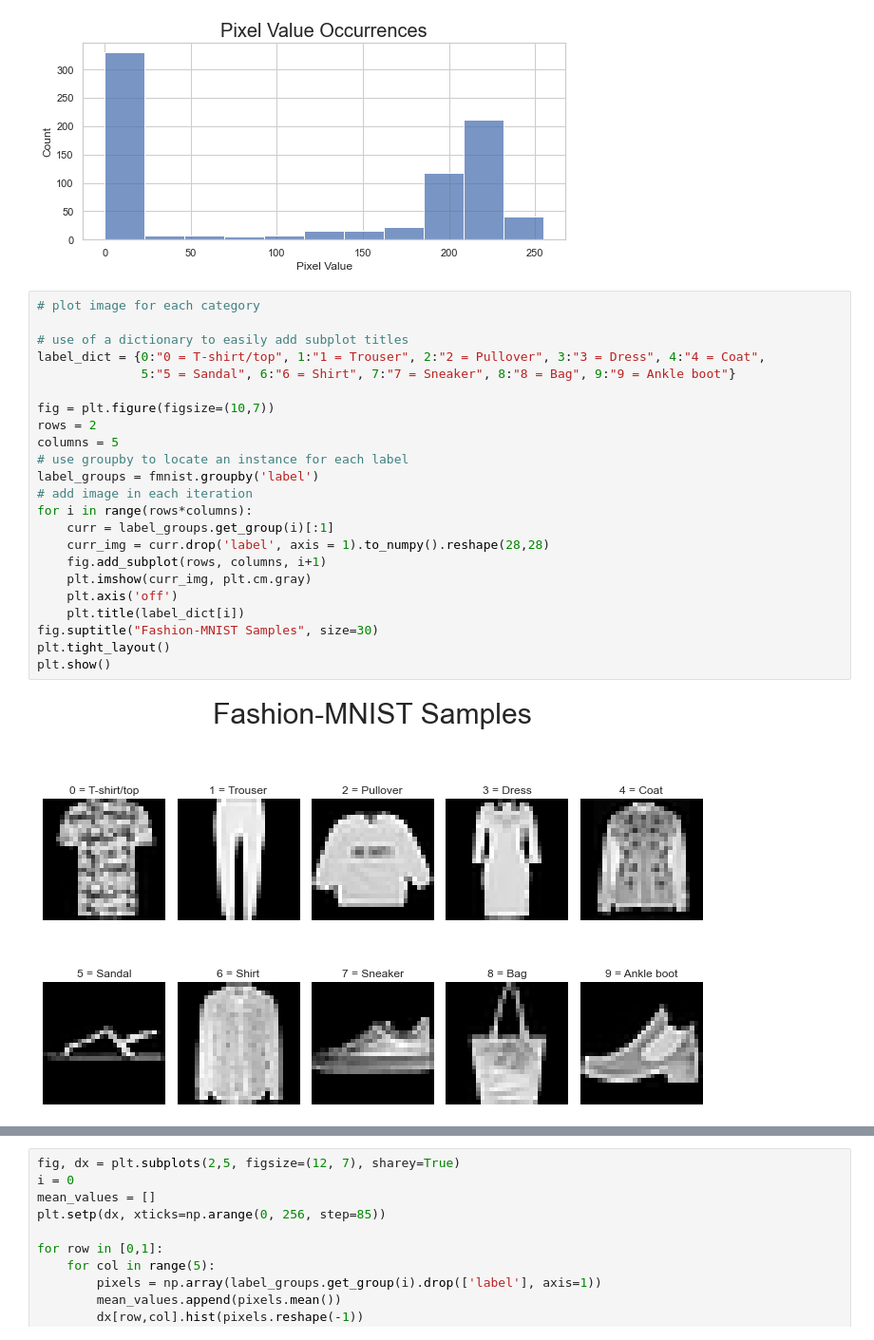
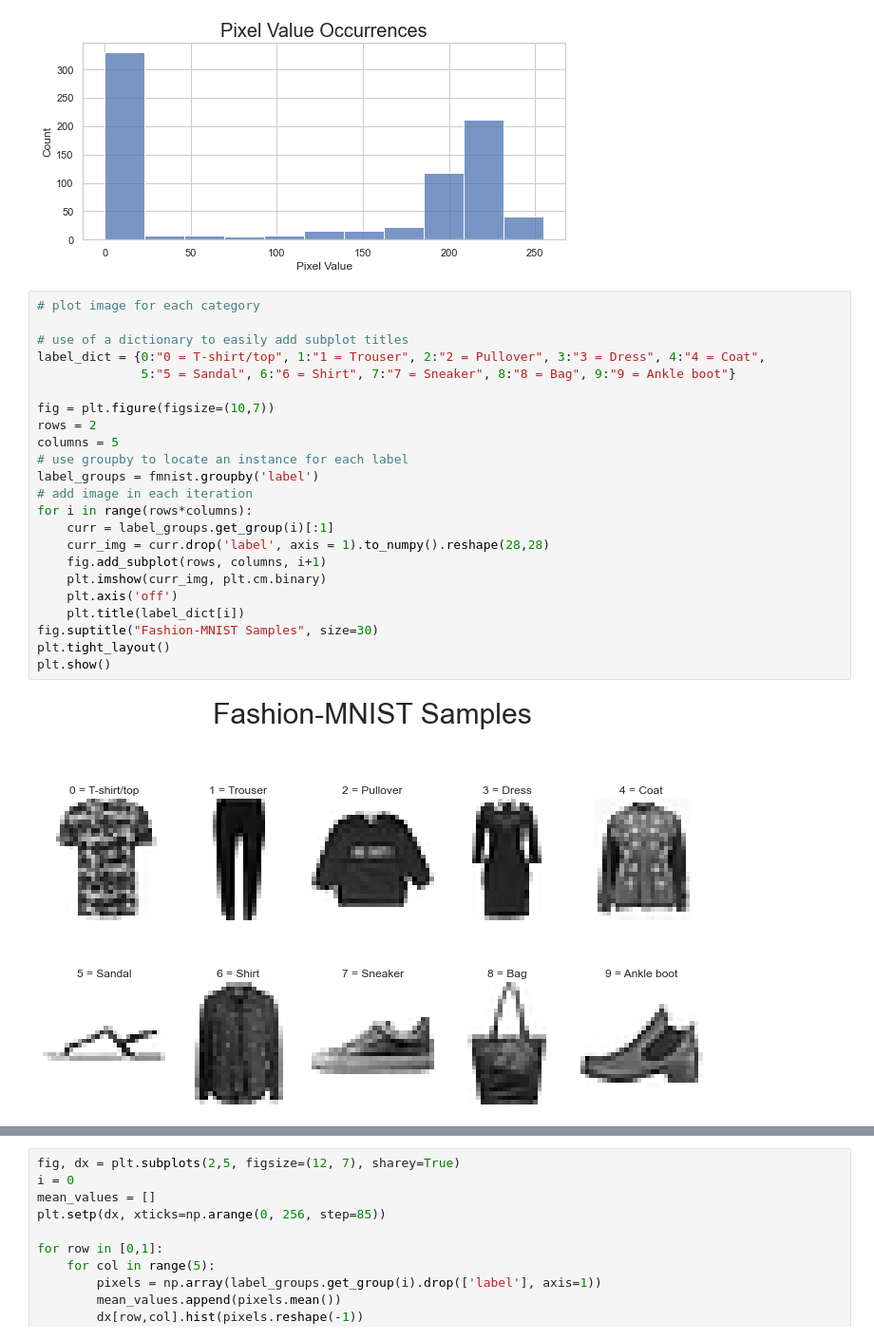
Before and after one commit to adiy55/1SB-Final-Project, a Jupyter notebook: 1SB ML Fashion MNIST.ipynb, the cells around one changed output, grey strips where cells are left out. Shown at 95% size. Drawn from its saved outputs; the diff is of its cells as text.

Commit message:
Change colormap of class samples plot to binary (section 2)

```diff
--- a/1SB ML Fashion MNIST.ipynb
+++ b/1SB ML Fashion MNIST.ipynb
@@ -177,25 +177,25 @@ plt.show()
 # %%
 # plot image for each category
 
 # use of a dictionary to easily add subplot titles
 label_dict = {0:"0 = T-shirt/top", 1:"1 = Trouser", 2:"2 = Pullover", 3:"3 = Dress", 4:"4 = Coat",
               5:"5 = Sandal", 6:"6 = Shirt", 7:"7 = Sneaker", 8:"8 = Bag", 9:"9 = Ankle boot"}
 
 fig = plt.figure(figsize=(10,7))
 rows = 2
 columns = 5
 # use groupby to locate an instance for each label
 label_groups = fmnist.groupby('label')
 # add image in each iteration
 for i in range(rows*columns):
     curr = label_groups.get_group(i)[:1]
     curr_img = curr.drop('label', axis = 1).to_numpy().reshape(28,28)
     fig.add_subplot(rows, columns, i+1)
-    plt.imshow(curr_img, plt.cm.gray)
+    plt.imshow(curr_img, plt.cm.binary)
     plt.axis('off')
     plt.title(label_dict[i])
 fig.suptitle("Fashion-MNIST Samples", size=30)
 plt.tight_layout()
 plt.show()
 # %% [output]
-[figure, old version]
+[figure, new version]
```
Also changed, not shown: parts of 1 cell of this notebook.
